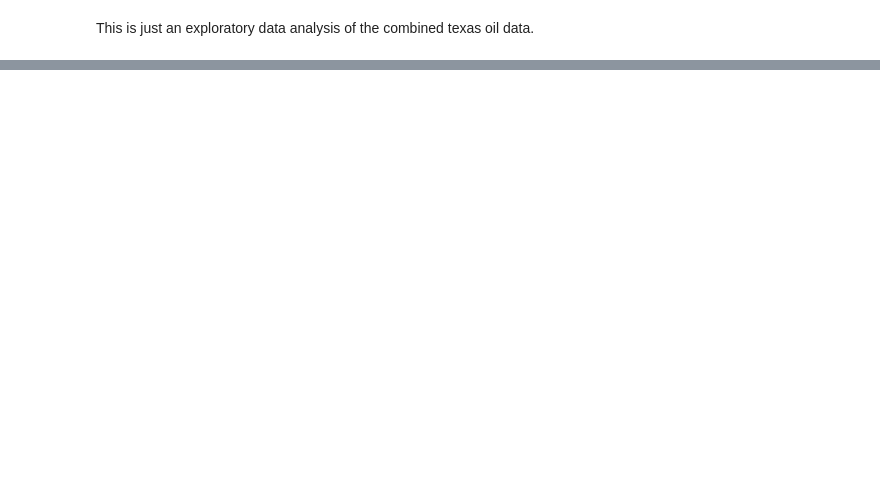
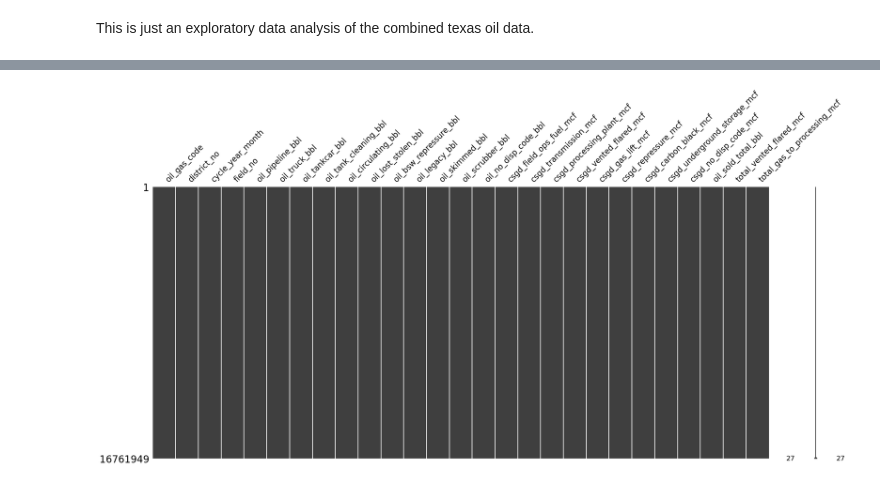
Before and after one commit to Erdos-Projects/summer26-permian-flaring, a Jupyter notebook: src/data/texas/texas_oil_test_1.ipynb, the cells around one changed output, grey strips where cells are left out. Drawn from its saved outputs; the diff is of its cells as text; code cells hidden in the pictures; blank space fills up the shorter version.

```diff
--- a/src/data/texas/texas_oil_test_1.ipynb
+++ b/src/data/texas/texas_oil_test_1.ipynb
@@ -104,0 +128,3 @@ plt.show()
+# %%
+df_disp.columns = df_disp.columns.str.lower()
+df_disp.columns
@@ -104,0 +169,15 @@ plt.show()
+# %%
+df_disp = df_disp.drop(columns=['gas_field_ops_fuel_mcf',
+       'gas_transmission_mcf', 'gas_processing_plant_mcf',
+       'gas_vented_flared_mcf', 'gas_lift_mcf', 'gas_repressure_mcf',
+       'gas_carbon_black_mcf', 'gas_underground_storage_mcf',
+       'gas_separation_loss_mcf', 'gas_no_disp_code_mcf','cond_pipeline_bbl',
+       'cond_truck_bbl', 'cond_tankcar_bbl', 'cond_tank_cleaning_bbl',
+       'cond_circulating_bbl', 'cond_lost_stolen_bbl',
+       'cond_bsw_repressure_bbl', 'cond_legacy_bbl', 'cond_skimmed_bbl',
+       'cond_no_disp_code_bbl'])
+# %%
+msn.matrix(df_disp)
+plt.show()
+# %% [output]
+[figure, added]
```
Also changed, not shown: parts of 19 cells of this notebook, 2 other files.
